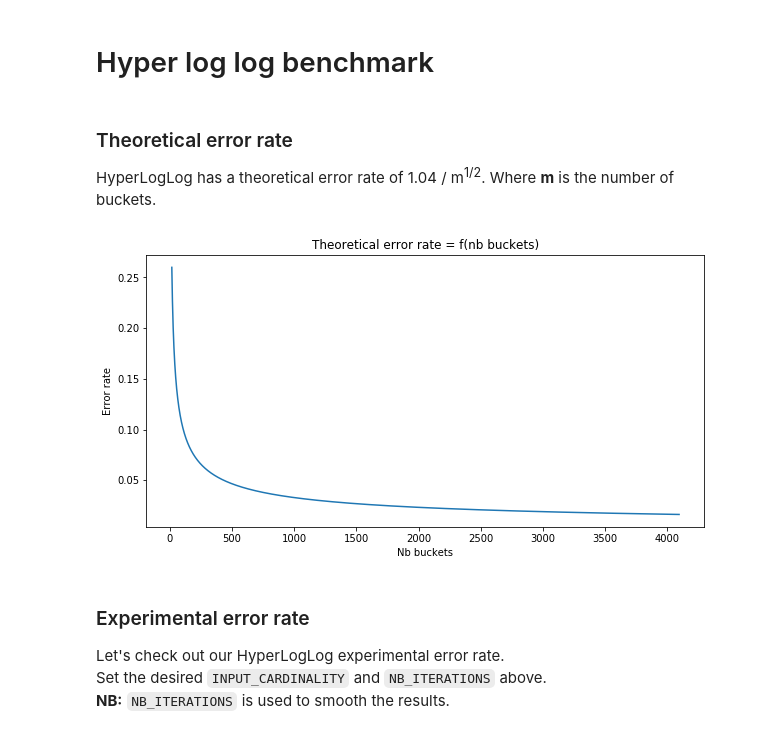
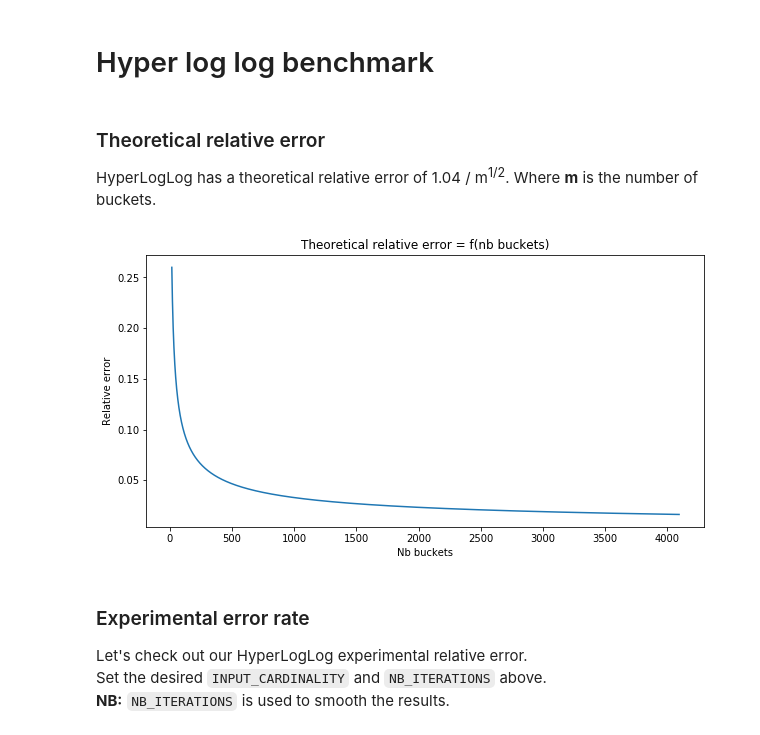
Before and after one commit to streaming-algorithms/hyper_log_log, a Jupyter notebook: notebooks/hyper_log_log_benchmark.ipynb, the cells around one changed output. Drawn from its saved outputs; the diff is of its cells as text; code cells hidden in the pictures.

````diff
--- a/notebooks/hyper_log_log_benchmark.ipynb
+++ b/notebooks/hyper_log_log_benchmark.ipynb
@@ -5,22 +5,22 @@ from hyper_log_log import HyperLogLog
 from hyper_log_log.tools import theoretical_error_rate, experimental_error_rate
 import matplotlib.pyplot as plt
 # %% [markdown]
-### Theoretical error rate
-HyperLogLog has a theoretical error rate of 1.04 / m<sup>1/2</sup>. Where __m__ is the number of buckets.
+### Theoretical relative error
+HyperLogLog has a theoretical relative error of 1.04 / m<sup>1/2</sup>. Where __m__ is the number of buckets.
 # %%
 sample_nb_buckets = [x for x in range(2 ** 4, 2 ** 12)]
 sample_error_rate = [theoretical_error_rate(nb_buckets) for nb_buckets in sample_nb_buckets]
 plt.figure(figsize=(10,5))
-plt.title("Theoretical error rate = f(nb buckets)")
-plt.ylabel("Error rate")
+plt.title("Theoretical relative error = f(nb buckets)")
+plt.ylabel("Relative error")
 plt.xlabel("Nb buckets")
 plt.plot(sample_nb_buckets, sample_error_rate)
 plt.show()
 # %% [output]
-[figure, old version]
+[figure, new version]
 # %% [markdown]
 ### Experimental  error rate
-Let's check out our HyperLogLog experimental error rate.
+Let's check out our HyperLogLog experimental relative error.
 Set the desired ```INPUT_CARDINALITY``` and ```NB_ITERATIONS``` above.
 __NB:__ ```NB_ITERATIONS``` is used to smooth the results.
 # %%
````
Also changed, not shown: parts of 3 cells of this notebook.
